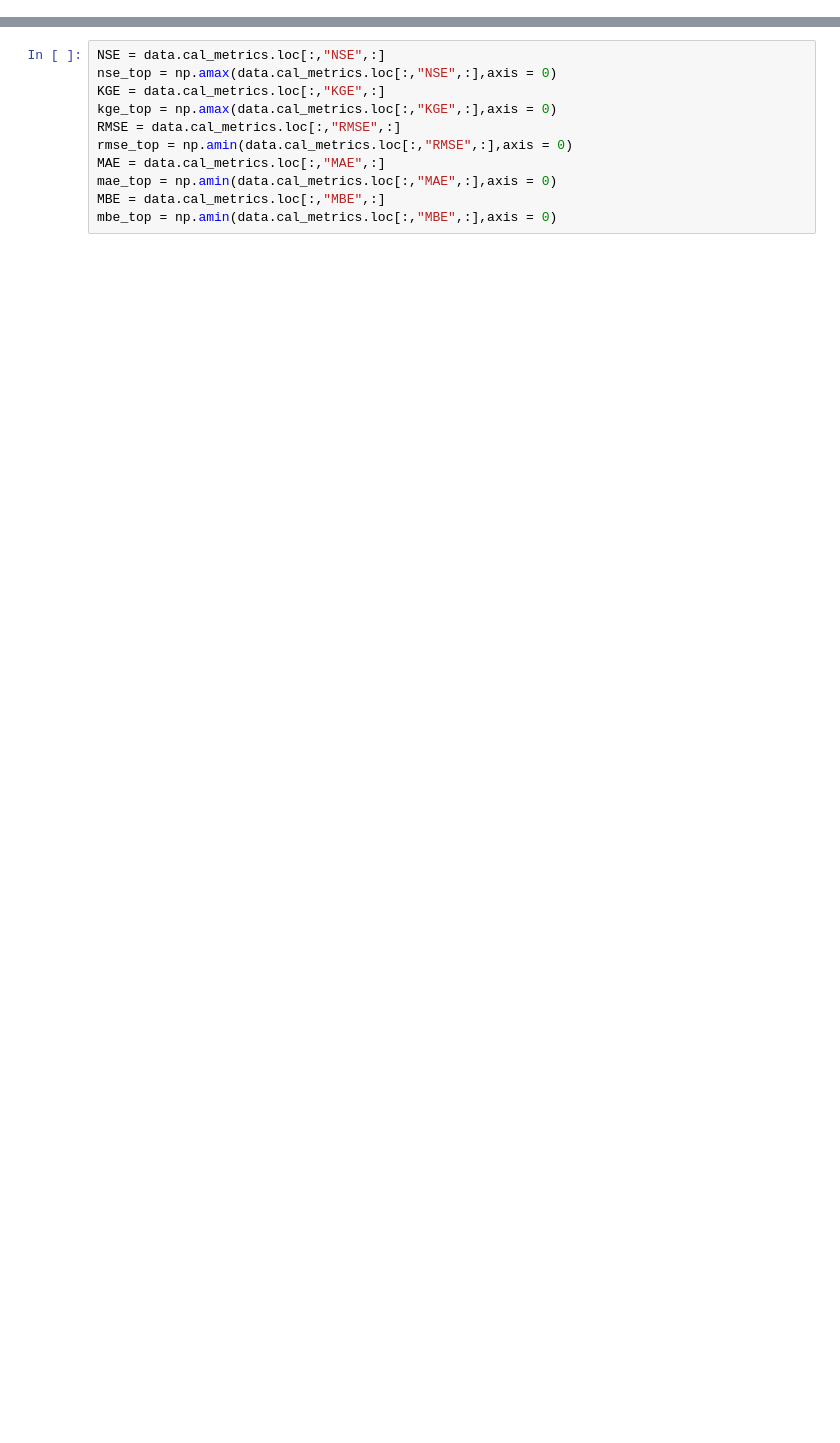
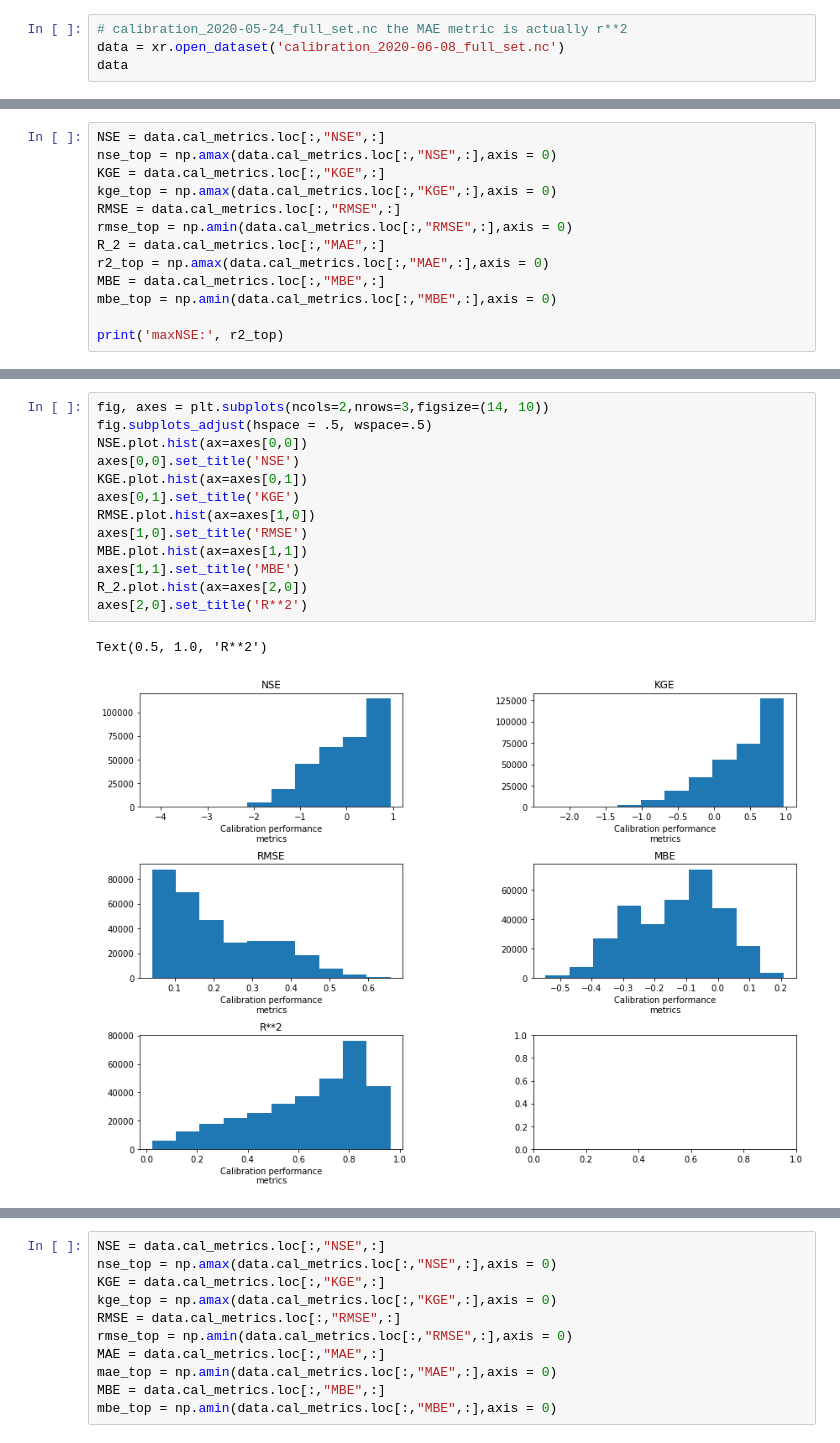
Before and after one commit to snowmodel-tools/calibration_python, a Jupyter notebook: Calibration_postprocess.ipynb, the cells around one changed output, grey strips where cells are left out. Cells and saved outputs as stored; diff of their text form; blank space fills up the shorter version.

```diff
--- a/Calibration_postprocess.ipynb
+++ b/Calibration_postprocess.ipynb
@@ -49,0 +30,4 @@ calibration['2']
+# %%
+# calibration_2020-05-24_full_set.nc the MAE metric is actually r**2
+data = xr.open_dataset('calibration_2020-06-08_full_set.nc')
+data
@@ -49,0 +64,13 @@ calibration['2']
+# %%
+NSE = data.cal_metrics.loc[:,"NSE",:]
+nse_top = np.amax(data.cal_metrics.loc[:,"NSE",:],axis = 0)
+KGE = data.cal_metrics.loc[:,"KGE",:]
+kge_top = np.amax(data.cal_metrics.loc[:,"KGE",:],axis = 0)
+RMSE = data.cal_metrics.loc[:,"RMSE",:]
+rmse_top = np.amin(data.cal_metrics.loc[:,"RMSE",:],axis = 0)
+R_2 = data.cal_metrics.loc[:,"MAE",:]
+r2_top = np.amax(data.cal_metrics.loc[:,"MAE",:],axis = 0)
+MBE = data.cal_metrics.loc[:,"MBE",:]
+mbe_top = np.amin(data.cal_metrics.loc[:,"MBE",:],axis = 0)
+
+print('maxNSE:', r2_top)
@@ -49,0 +88,16 @@ calibration['2']
+# %%
+fig, axes = plt.subplots(ncols=2,nrows=3,figsize=(14, 10))
+fig.subplots_adjust(hspace = .5, wspace=.5)
+NSE.plot.hist(ax=axes[0,0])
+axes[0,0].set_title('NSE')
+KGE.plot.hist(ax=axes[0,1])
+axes[0,1].set_title('KGE')
+RMSE.plot.hist(ax=axes[1,0])
+axes[1,0].set_title('RMSE')
+MBE.plot.hist(ax=axes[1,1])
+axes[1,1].set_title('MBE')
+R_2.plot.hist(ax=axes[2,0])
+axes[2,0].set_title('R**2')
+# %% [output]
+Text(0.5, 1.0, 'R**2')
+[figure, added]
```
Also changed, not shown: parts of 61 cells of this notebook, 4 other files.
